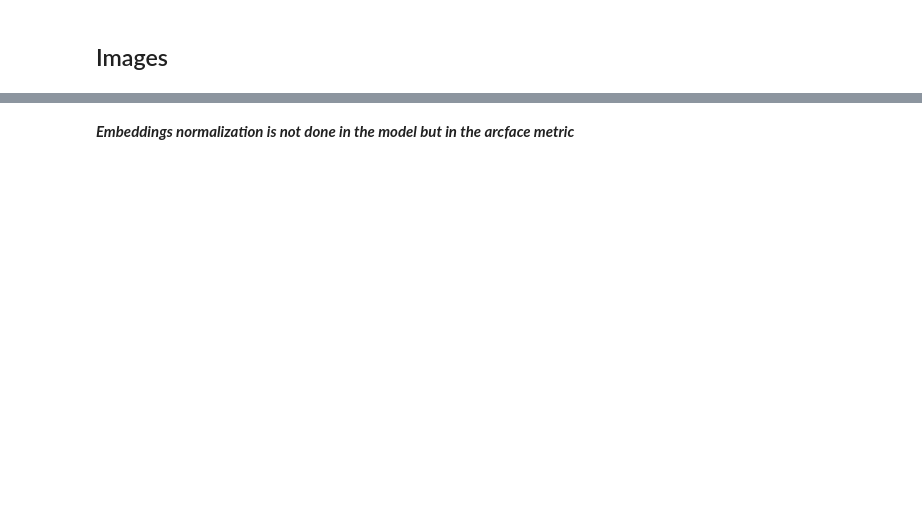
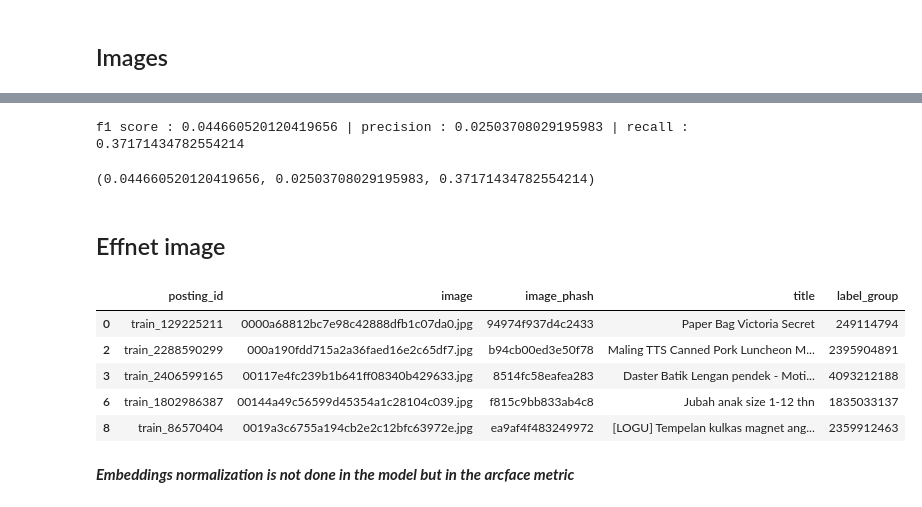
Before and after one commit to amaudruz/shopee, a Jupyter notebook: arcface.ipynb, the cells around one changed output, grey strips where cells are left out. Cells and saved outputs as stored; diff of their text form; code cells hidden in the pictures; blank space fills up the shorter version.

```diff
--- a/arcface.ipynb
+++ b/arcface.ipynb
@@ -54,0 +164,7 @@ class SoftMaxDS(Dataset):
+# %%
+compute_f1(embs, df['label_group'], 2.9)
+# %% [output]
+f1 score : 0.044660520120419656 | precision : 0.02503708029195983 | recall : 0.37171434782554214
+(0.044660520120419656, 0.02503708029195983, 0.37171434782554214)
+# %% [markdown]
+## Effnet image
@@ -69,3 +213,12 @@ val_labels = labels[train_idx:]
 # %%
 train_df = df[df['label_group'].isin(train_labels)]
 val_df = df[df['label_group'].isin(val_labels)]
+# %%
+val_df.head()
+# %% [output]
+|  | posting_id | image | image_phash | title | label_group |
+| 0 | train_129225211 | 0000a68812bc7e98c42888dfb1c07da0.jpg | 94974f937d4c2433 | Paper Bag Victoria Secret | 249114794 |
+| 2 | train_2288590299 | 000a190fdd715a2a36faed16e2c65df7.jpg | b94cb00ed3e50f78 | Maling TTS Canned Pork Luncheon M... | 2395904891 |
+| 3 | train_2406599165 | 00117e4fc239b1b641ff08340b429633.jpg | 8514fc58eafea283 | Daster Batik Lengan pendek - Moti... | 4093212188 |
+| 6 | train_1802986387 | 00144a49c56599d45354a1c28104c039.jpg | f815c9bb833ab4c8 | Jubah anak size 1-12 thn | 1835033137 |
+| 8 | train_86570404 | 0019a3c6755a194cb2e2c12bfc63972e.jpg | ea9af4f483249972 | [LOGU] Tempelan kulkas magnet ang... | 2359912463 |
```
Also changed, not shown: parts of 96 cells of this notebook, 29 other files.
